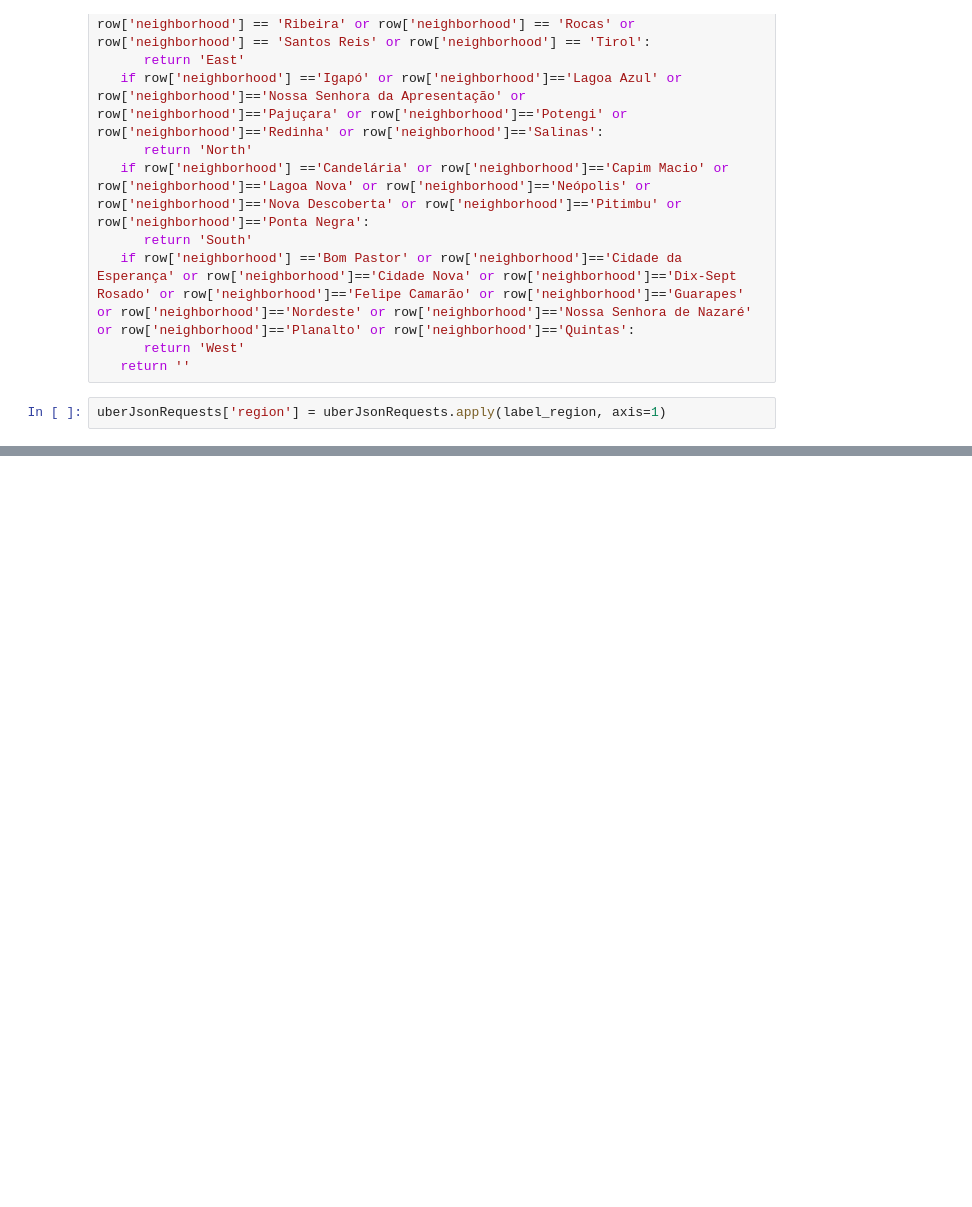
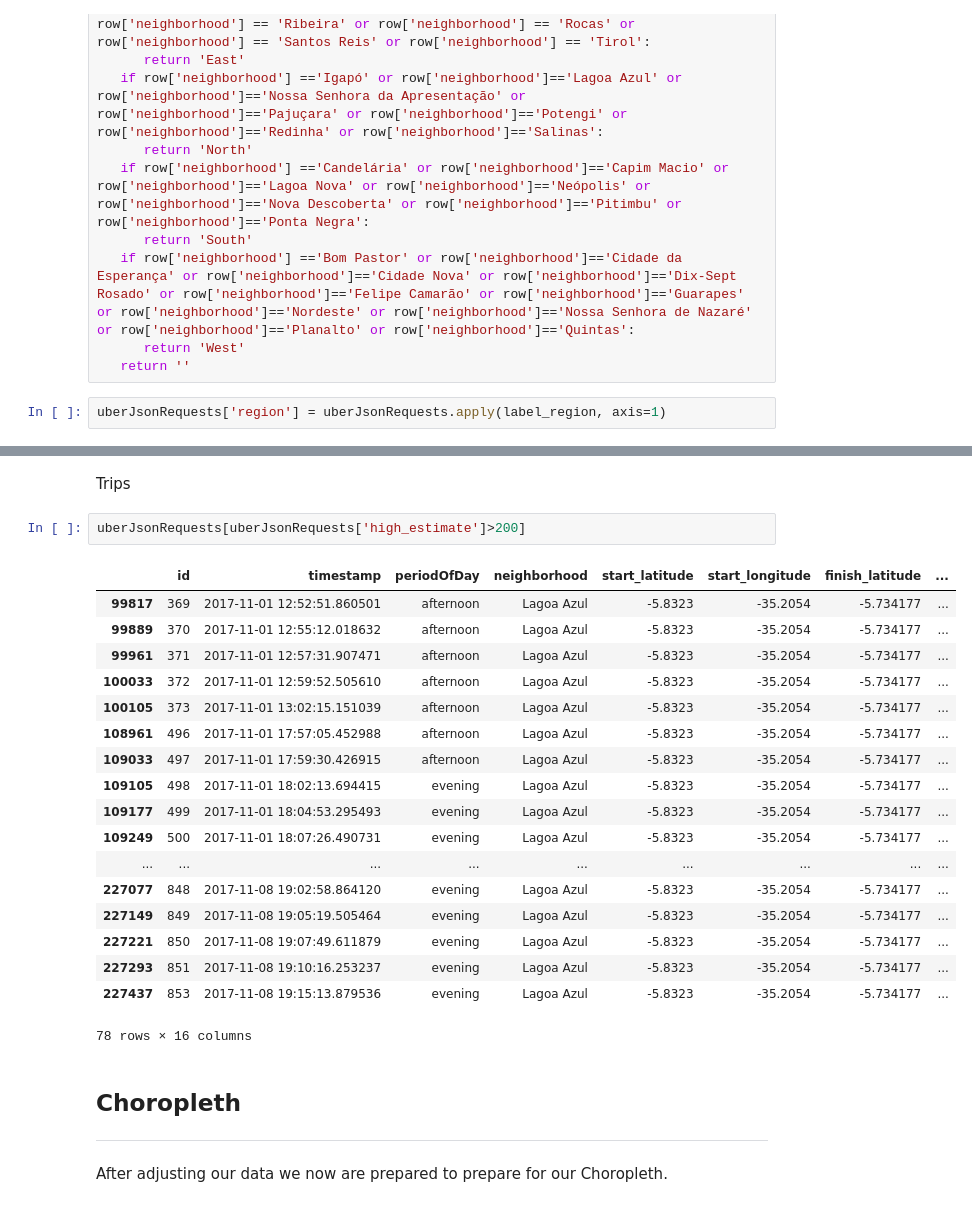
Before and after one commit to marco-olimpio/ufrn, a Jupyter notebook: EEC2006/2_Choropleth/Uber ride estimation.ipynb, the cells around one changed output, grey strips where cells are left out. Cells and saved outputs as stored; diff of their text form; blank space fills up the shorter version.

```diff
--- a/EEC2006/2_Choropleth/Uber ride estimation.ipynb
+++ b/EEC2006/2_Choropleth/Uber ride estimation.ipynb
@@ -449,0 +324,28 @@ m2
+# %% [markdown]
+Trips
+# %%
+uberJsonRequests[uberJsonRequests['high_estimate']>200]
+# %% [output]
+|  | id | timestamp | periodOfDay | neighborhood | start_latitude | start_longitude | finish_latitude | ... |
+| 99817 | 369 | 2017-11-01 12:52:51.860501 | afternoon | Lagoa Azul | -5.8323 | -35.2054 | -5.734177 | ... |
+| 99889 | 370 | 2017-11-01 12:55:12.018632 | afternoon | Lagoa Azul | -5.8323 | -35.2054 | -5.734177 | ... |
+| 99961 | 371 | 2017-11-01 12:57:31.907471 | afternoon | Lagoa Azul | -5.8323 | -35.2054 | -5.734177 | ... |
+| 100033 | 372 | 2017-11-01 12:59:52.505610 | afternoon | Lagoa Azul | -5.8323 | -35.2054 | -5.734177 | ... |
+| 100105 | 373 | 2017-11-01 13:02:15.151039 | afternoon | Lagoa Azul | -5.8323 | -35.2054 | -5.734177 | ... |
+| 108961 | 496 | 2017-11-01 17:57:05.452988 | afternoon | Lagoa Azul | -5.8323 | -35.2054 | -5.734177 | ... |
+| 109033 | 497 | 2017-11-01 17:59:30.426915 | afternoon | Lagoa Azul | -5.8323 | -35.2054 | -5.734177 | ... |
+| 109105 | 498 | 2017-11-01 18:02:13.694415 | evening | Lagoa Azul | -5.8323 | -35.2054 | -5.734177 | ... |
+| 109177 | 499 | 2017-11-01 18:04:53.295493 | evening | Lagoa Azul | -5.8323 | -35.2054 | -5.734177 | ... |
+| 109249 | 500 | 2017-11-01 18:07:26.490731 | evening | Lagoa Azul | -5.8323 | -35.2054 | -5.734177 | ... |
+| ... | ... | ... | ... | ... | ... | ... | ... | ... |
+| 227077 | 848 | 2017-11-08 19:02:58.864120 | evening | Lagoa Azul | -5.8323 | -35.2054 | -5.734177 | ... |
+| 227149 | 849 | 2017-11-08 19:05:19.505464 | evening | Lagoa Azul | -5.8323 | -35.2054 | -5.734177 | ... |
+| 227221 | 850 | 2017-11-08 19:07:49.611879 | evening | Lagoa Azul | -5.8323 | -35.2054 | -5.734177 | ... |
+| 227293 | 851 | 2017-11-08 19:10:16.253237 | evening | Lagoa Azul | -5.8323 | -35.2054 | -5.734177 | ... |
+| 227437 | 853 | 2017-11-08 19:15:13.879536 | evening | Lagoa Azul | -5.8323 | -35.2054 | -5.734177 | ... |
+78 rows × 16 columns
+# %% [markdown]
+## Choropleth
+<hr>
+# %% [markdown]
+After adjusting our data we now are prepared to prepare for our Choropleth.
```
Also changed, not shown: parts of 65 cells of this notebook, 3 other files.
